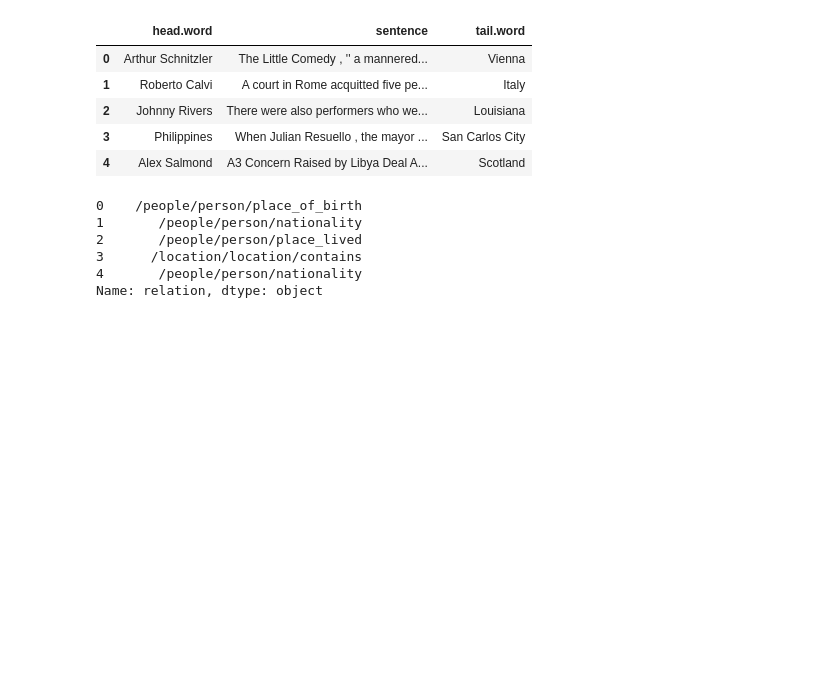
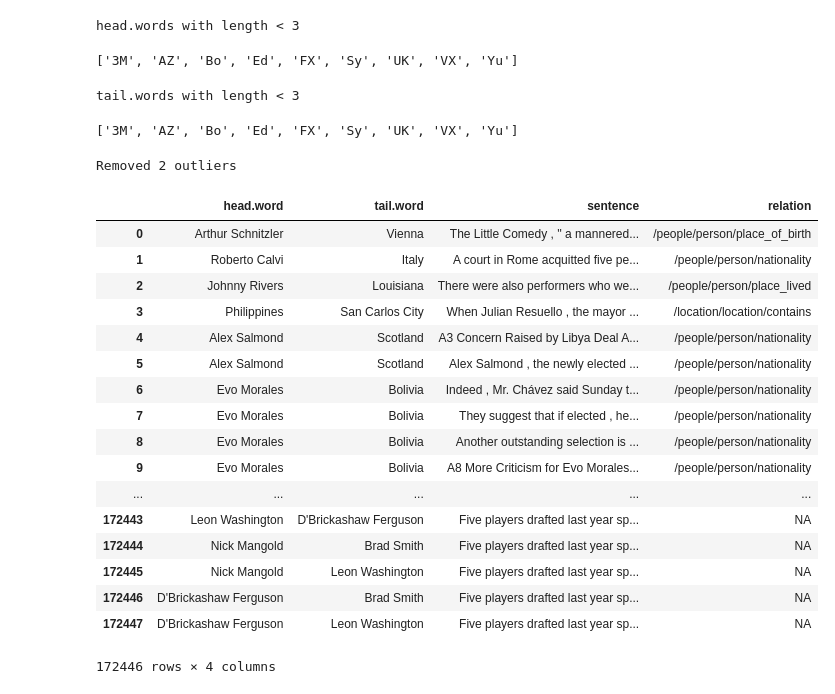
Before and after one commit to antonpetkoff/relation-extraction, a Jupyter notebook: notebooks/data_preparation.ipynb, the cells around one changed output. Drawn from its saved outputs; the diff is of its cells as text; code cells hidden in the pictures; blank space fills up the shorter version.

Commit message:
Clean data and save it as csv

```diff
--- a/notebooks/data_preparation.ipynb
+++ b/notebooks/data_preparation.ipynb
@@ -15,21 +16,44 @@ import data_utils
-# %%
-df = data_utils.json_to_df('../data/raw/test.json')
-
-df_x = df[['head.word', 'sentence', 'tail.word']]
-df_y = df['relation']
-
-df_x.head()
-df_y.head()
-# %% [output]
-|  | head.word | sentence | tail.word |
-| 0 | Arthur Schnitzler | The Little Comedy , '' a mannered... | Vienna |
-| 1 | Roberto Calvi | A court in Rome acquitted five pe... | Italy |
-| 2 | Johnny Rivers | There were also performers who we... | Louisiana |
-| 3 | Philippines | When Julian Resuello , the mayor ... | San Carlos City |
-| 4 | Alex Salmond | A3 Concern Raised by Libya Deal A... | Scotland |
-0    /people/person/place_of_birth
-1       /people/person/nationality
-2       /people/person/place_lived
-3      /location/location/contains
-4       /people/person/nationality
-Name: relation, dtype: object
+# %%
+df_test = visualization.json_to_df('../data/raw/test.json')
+# %%
+print('head.words with length < 3')
+[word for word in np.unique(df_test['head.word']) if len(word) < 3]
+# %% [output]
+head.words with length < 3
+['3M', 'AZ', 'Bo', 'Ed', 'FX', 'Sy', 'UK', 'VX', 'Yu']
+# %%
+print('tail.words with length < 3')
+[word for word in np.unique(df_test['tail.word']) if len(word) < 3]
+# %% [output]
+tail.words with length < 3
+['3M', 'AZ', 'Bo', 'Ed', 'FX', 'Sy', 'UK', 'VX', 'Yu']
+# %%
+def prepare_data(df):
+    df_clean = preprocessing.add_sentence_length(df)
+    df_clean = preprocessing.remove_outlier_sentence_lengths(df_clean)
+    df_clean = df_clean[['head.word', 'tail.word', 'sentence', 'relation']]
+    return df_clean
+# %%
+df_test_clean = prepare_data(df_test)
+df_test_clean
+df_test_clean.to_csv('../data/test/test.csv')
+# %% [output]
+Removed 2 outliers
+|  | head.word | tail.word | sentence | relation |
+| 0 | Arthur Schnitzler | Vienna | The Little Comedy , '' a mannered... | /people/person/place_of_birth |
+| 1 | Roberto Calvi | Italy | A court in Rome acquitted five pe... | /people/person/nationality |
+| 2 | Johnny Rivers | Louisiana | There were also performers who we... | /people/person/place_lived |
+| 3 | Philippines | San Carlos City | When Julian Resuello , the mayor ... | /location/location/contains |
+| 4 | Alex Salmond | Scotland | A3 Concern Raised by Libya Deal A... | /people/person/nationality |
+| 5 | Alex Salmond | Scotland | Alex Salmond , the newly elected ... | /people/person/nationality |
+| 6 | Evo Morales | Bolivia | Indeed , Mr. Chávez said Sunday t... | /people/person/nationality |
+| 7 | Evo Morales | Bolivia | They suggest that if elected , he... | /people/person/nationality |
+| 8 | Evo Morales | Bolivia | Another outstanding selection is ... | /people/person/nationality |
+| 9 | Evo Morales | Bolivia | A8 More Criticism for Evo Morales... | /people/person/nationality |
+| ... | ... | ... | ... | ... |
+| 172443 | Leon Washington | D'Brickashaw Ferguson | Five players drafted last year sp... | NA |
+| 172444 | Nick Mangold | Brad Smith | Five players drafted last year sp... | NA |
+| 172445 | Nick Mangold | Leon Washington | Five players drafted last year sp... | NA |
+| 172446 | D'Brickashaw Ferguson | Brad Smith | Five players drafted last year sp... | NA |
+| 172447 | D'Brickashaw Ferguson | Leon Washington | Five players drafted last year sp... | NA |
+172446 rows × 4 columns
```
Also changed, not shown: parts of 5 cells of this notebook.
